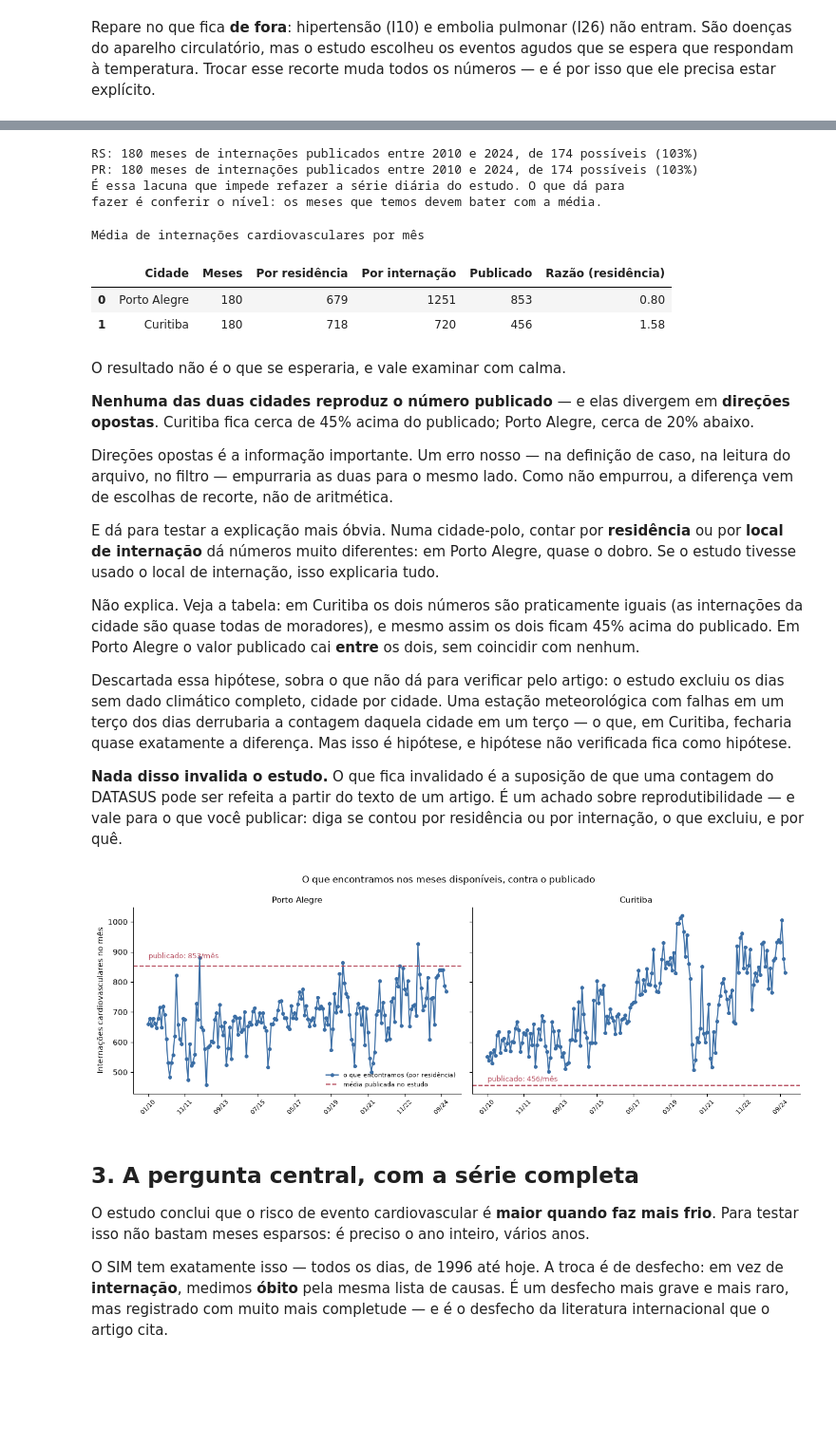
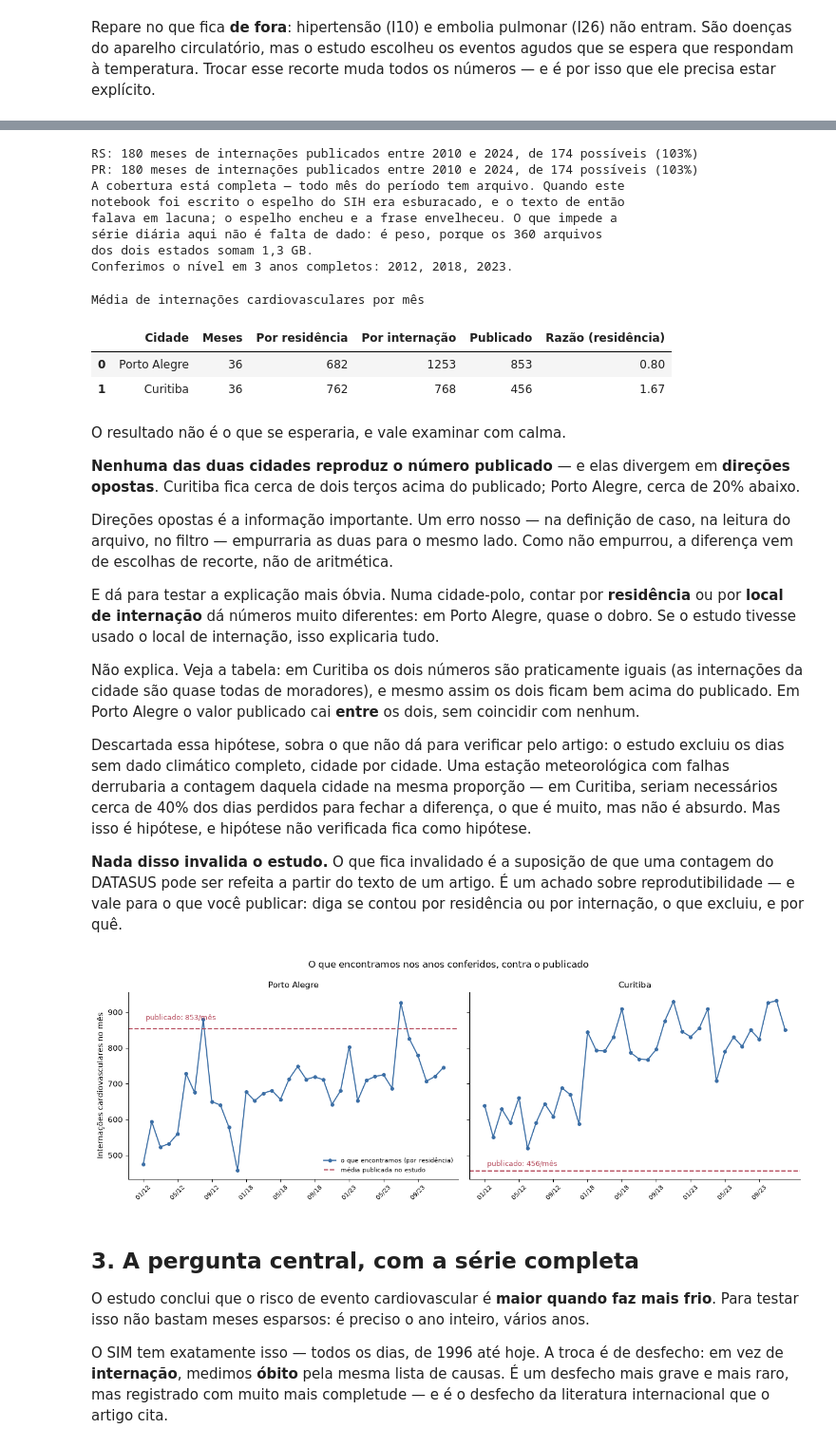
Before and after one commit to cartaproale/PySusNoCode-Exemplos, a Jupyter notebook: cruzamentos/frio-e-coracao-replicando-um-estudo.ipynb, the cells around one changed output, grey strips where cells are left out. Shown at 95% size. Saved outputs shown, nothing was run; the diff lists cells and outputs as text; code cells hidden in the pictures; blank space fills up the shorter version.

```diff
--- a/cruzamentos/frio-e-coracao-replicando-um-estudo.ipynb
+++ b/cruzamentos/frio-e-coracao-replicando-um-estudo.ipynb
@@ -123,6 +129,7 @@ certo, comparamos com um número que passou por revisão por pares.
 from pysus import list_files, sih
 
 MESES_DO_ESTUDO = 174          # janeiro de 2010 a junho de 2024
+ANOS_CONFERIDOS = [2012, 2018, 2023]   # amostra: três anos completos
 PUBLICADO = {                  # Tabela 1 do artigo: eventos no período inteiro
     "431490": ("Porto Alegre", "RS", 148337),
     "410690": ("Curitiba", "PR", 79306),
@@ -145,13 +152,23 @@ for uf in ["RS", "PR"]:
           f"2010 e 2024, de {MESES_DO_ESTUDO} possíveis "
           f"({len(disponiveis) / MESES_DO_ESTUDO * 100:.0f}%)")
 print()
-print("É essa lacuna que impede refazer a série diária do estudo. O que dá para")
-print("fazer é conferir o nível: os meses que temos devem bater com a média.")
+print("A cobertura está completa — todo mês do período tem arquivo. Quando este")
+print("notebook foi escrito o espelho do SIH era esburacado, e o texto de então")
+print("falava em lacuna; o espelho encheu e a frase envelheceu. O que impede a")
+print("série diária aqui não é falta de dado: é peso, porque os 360 arquivos")
+print("dos dois estados somam 1,3 GB.")
+print()
+print(f"Conferimos o nível em {len(ANOS_CONFERIDOS)} anos completos: "
+      f"{', '.join(str(a) for a in ANOS_CONFERIDOS)}.")
 # %% [output]
 RS: 180 meses de internações publicados entre 2010 e 2024, de 174 possíveis (103%)
 PR: 180 meses de internações publicados entre 2010 e 2024, de 174 possíveis (103%)
-É essa lacuna que impede refazer a série diária do estudo. O que dá para
-fazer é conferir o nível: os meses que temos devem bater com a média.
+A cobertura está completa — todo mês do período tem arquivo. Quando este
+notebook foi escrito o espelho do SIH era esburacado, e o texto de então
+falava em lacuna; o espelho encheu e a frase envelheceu. O que impede a
+série diária aqui não é falta de dado: é peso, porque os 360 arquivos
+dos dois estados somam 1,3 GB.
+Conferimos o nível em 3 anos completos: 2012, 2018, 2023.
 # %%
 lista_codigos = ", ".join(str(n) for n in CODIGOS)
 
@@ -181,6 +198,8 @@ for codigo, (nome, uf, total_publicado) in PUBLICADO.items():
     esperado = total_publicado / MESES_DO_ESTUDO
     contagens = []
     for ano, mes in meses_de_rd(uf):
+        if ano not in ANOS_CONFERIDOS:
+            continue
         linha = cardiovasculares_no_mes(uf, ano, mes, codigo)
         if linha is not None:
             contagens.append({"ano": ano, "mes": mes,
@@ -203,14 +222,14 @@ quadro
 # %% [output]
 Média de internações cardiovasculares por mês
 |  | Cidade | Meses | Por residência | Por internação | Publicado | Razão (residência) |
-| 0 | Porto Alegre | 180 | 679 | 1251 | 853 | 0.80 |
-| 1 | Curitiba | 180 | 718 | 720 | 456 | 1.58 |
+| 0 | Porto Alegre | 36 | 682 | 1253 | 853 | 0.80 |
+| 1 | Curitiba | 36 | 762 | 768 | 456 | 1.67 |
 # %% [markdown]
 O resultado não é o que se esperaria, e vale examinar com calma.
 
 **Nenhuma das duas cidades reproduz o número publicado** — e elas divergem em
-**direções opostas**. Curitiba fica cerca de 45% acima do publicado; Porto
-Alegre, cerca de 20% abaixo.
+**direções opostas**. Curitiba fica cerca de dois terços acima do publicado;
+Porto Alegre, cerca de 20% abaixo.
 
 Direções opostas é a informação importante. Um erro nosso — na definição de
 caso, na leitura do arquivo, no filtro — empurraria as duas para o mesmo lado.
@@ -223,14 +242,14 @@ isso explicaria tudo.
 
 Não explica. Veja a tabela: em Curitiba os dois números são praticamente
 iguais (as internações da cidade são quase todas de moradores), e mesmo assim
-os dois ficam 45% acima do publicado. Em Porto Alegre o valor publicado cai
+os dois ficam bem acima do publicado. Em Porto Alegre o valor publicado cai
 **entre** os dois, sem coincidir com nenhum.
 
 Descartada essa hipótese, sobra o que não dá para verificar pelo artigo: o
 estudo excluiu os dias sem dado climático completo, cidade por cidade. Uma
-estação meteorológica com falhas em um terço dos dias derrubaria a contagem
-daquela cidade em um terço — o que, em Curitiba, fecharia quase exatamente a
-diferença. Mas isso é hipótese, e hipótese não verificada fica como hipótese.
+estação meteorológica com falhas derrubaria a contagem daquela cidade na
+mesma proporção — em Curitiba, seriam necessários cerca de 40% dos dias
+perdidos para fechar a diferença, o que é muito, mas não é absurdo. Mas isso é hipótese, e hipótese não verificada fica como hipótese.
 
 **Nada disso invalida o estudo.** O que fica invalidado é a suposição de que
 uma contagem do DATASUS pode ser refeita a partir do texto de um artigo. É um
@@ -239,29 +258,29 @@ contou por residência ou por internação, o que excluiu, e por quê.
 # %%
 figura, eixos = plt.subplots(1, 2, figsize=(13, 4.6), sharey=True)
 for eixo, item in zip(eixos, comparacao):
     serie = item["_serie"].sort_values(["ano", "mes"])
     rotulos = [f"{r.mes:02d}/{str(r.ano)[2:]}" for r in serie.itertuples()]
     eixo.plot(range(len(serie)), serie["residencia"], marker="o",
               color="#3b6ea5", linewidth=1.5, markersize=4,
               label="o que encontramos (por residência)")
     eixo.axhline(item["Publicado"], color="#b5495b",
                  linestyle="--", linewidth=1.5, label="média publicada no estudo")
     eixo.text(0.3, item["Publicado"] * 1.03,
               f"publicado: {item['Publicado']}/mês",
               color="#b5495b", fontsize=9)
     eixo.set_title(item["Cidade"], fontsize=11)
     eixo.set_xticks(range(0, len(serie), max(1, len(serie) // 8)))
     eixo.set_xticklabels(rotulos[::max(1, len(serie) // 8)], rotation=45, fontsize=8)
     eixo.spines[["top", "right"]].set_visible(False)
 
 eixos[0].set_ylabel("Internações cardiovasculares no mês")
 eixos[0].legend(frameon=False, fontsize=8, loc="lower right")
-plt.suptitle("O que encontramos nos meses disponíveis, contra o publicado",
+plt.suptitle("O que encontramos nos anos conferidos, contra o publicado",
              fontsize=12)
 plt.tight_layout()
 plt.show()
 # %% [output]
-[figure, old version]
+[figure, new version]
 # %% [markdown]
 ## 3. A pergunta central, com a série completa
 
```
Also changed, not shown: parts of 4 cells of this notebook, 1 other file.
